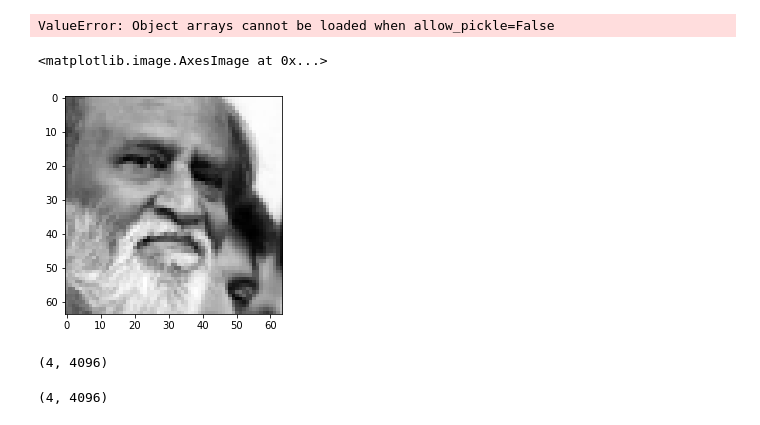
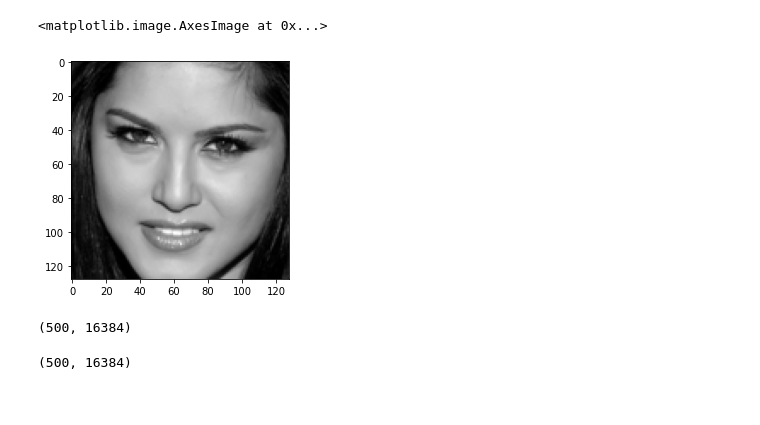
Before and after one commit to thelonewolf123/finalyear_project, a Jupyter notebook: src/siamese_net/siamese_net.ipynb, the cells around one changed output. Cells and saved outputs as stored; diff of their text form; code cells hidden in the pictures.

```diff
--- a/src/siamese_net/siamese_net.ipynb
+++ b/src/siamese_net/siamese_net.ipynb
@@ -9,23 +11,21 @@ X1 = np.load('processed_data/x1.npy')
 X2 = np.load('processed_data/x2.npy')
 Y = np.load('processed_data/y.npy')
 
-X1 = X1.reshape((X1.shape[0], 64**2)).astype(np.float32)
-X2 = X2.reshape((X2.shape[0], 64**2)).astype(np.float32)
+X1 = X1.reshape((X1.shape[0], 128**2)).astype(np.float32)
+X2 = X2.reshape((X2.shape[0], 128**2)).astype(np.float32)
-# %% [output]
-ValueError: Object arrays cannot be loaded when allow_pickle=False
 # %%
-plt.imshow(X1[1].reshape(64,64),cmap="gray")
+plt.imshow(X1[1].reshape(128,128),cmap="gray")
 # %% [output]
 <matplotlib.image.AxesImage at 0x...>
-[figure, old version]
+[figure, new version]
 # %%
 X1.shape
 # %% [output]
-(4, 4096)
+(500, 16384)
 # %%
 X2.shape
 # %% [output]
-(4, 4096)
+(500, 16384)
 # %%
 Y.shape
 # %% [output]
```
Also changed, not shown: parts of 13 cells of this notebook, 14 other files.
